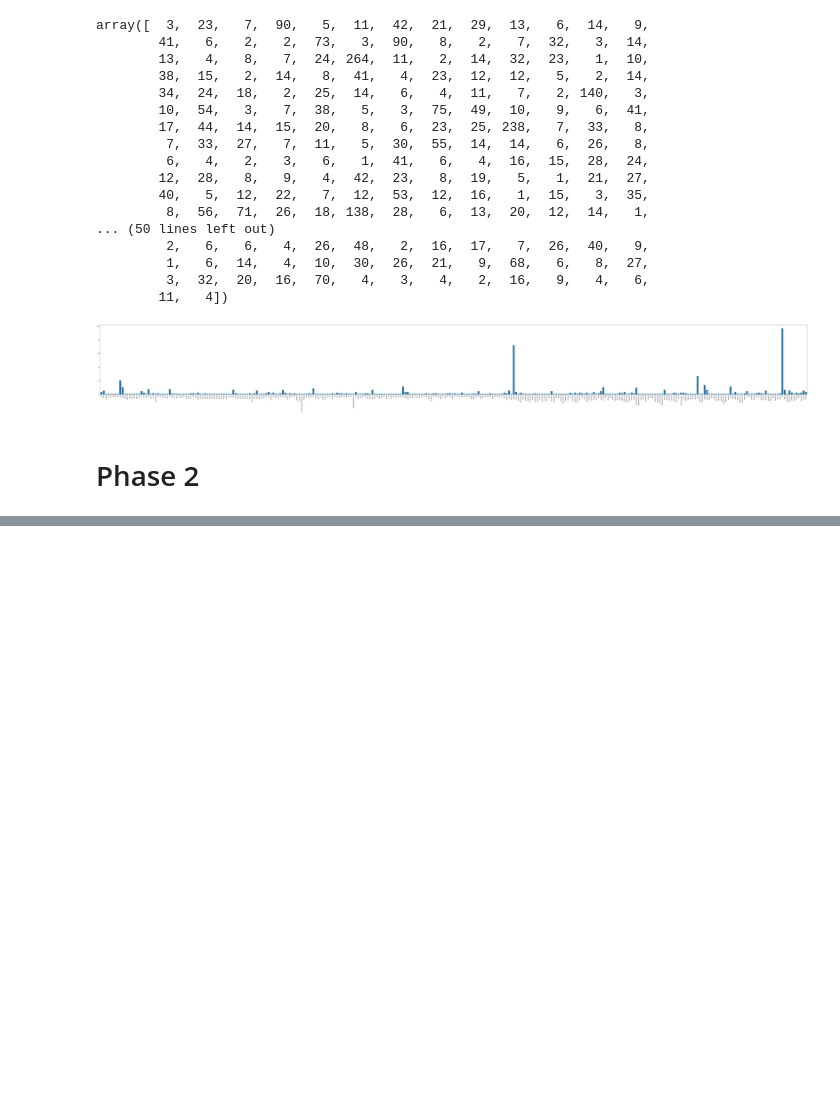
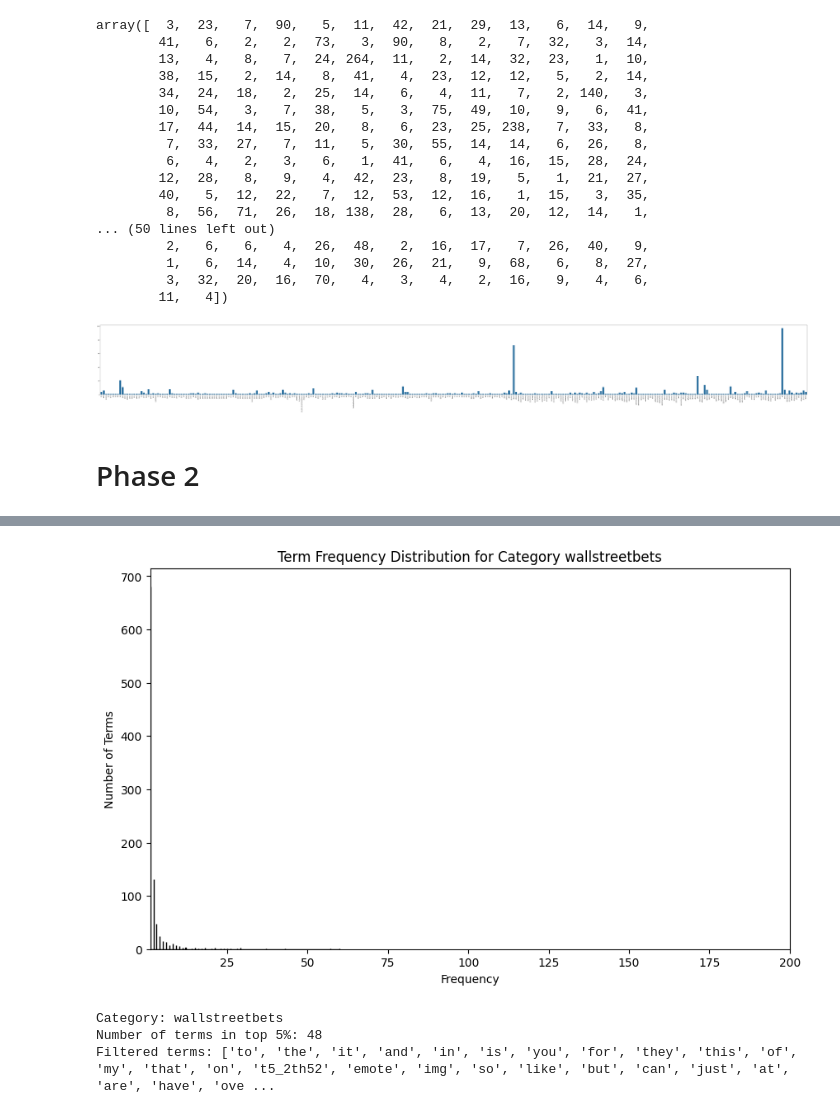
Before and after one commit to j-lee-cob/DM2025-Lab1-Exercise, a Jupyter notebook: DM2025-Lab1-Homework.ipynb, the cells around one changed output, grey strips where cells are left out. Saved outputs shown, nothing was run; the diff lists cells and outputs as text; code cells hidden in the pictures; blank space fills up the shorter version.

```diff
--- a/DM2025-Lab1-Homework.ipynb
+++ b/DM2025-Lab1-Homework.ipynb
@@ -351,0 +412,42 @@ fig.show()
+# %%
+ # Sum over all documents to get total frequency for each word
+import matplotlib.pyplot as plt
+category_number=0 #You can change it from 0 to 3
+word_counts = filt_term_document_dfs[categories[category_number]].sum(axis=0).to_numpy()
+
+# Visualize the frequency distribution
+plt.figure(figsize=(10, 6))
+plt.hist(word_counts, bins=5000, color='blue', edgecolor='black')
+plt.title(f'Term Frequency Distribution for Category {categories[category_number]}')
+plt.xlabel('Frequency')
+plt.ylabel('Number of Terms')
+plt.xlim(1, 200)
+plt.show()
+# %% [output]
+[figure, added]
+# %%
+import numpy as np
+category_number=0 #You can change it from 0 to 3
+word_counts = filt_term_document_dfs[categories[category_number]].sum(axis=0).to_numpy()
+
+# Sort the term frequencies in descending order
+sorted_indices = np.argsort(word_counts)[::-1]  # Get indices of sorted frequencies
+sorted_counts = np.sort(word_counts)[::-1]  # Sort frequencies in descending order
+
+# Calculate the index corresponding to the top 5% most frequent terms
+total_terms = len(sorted_counts)
+top_5_percent_index = int(0.05 * total_terms)
+
+# Get the indices of the top 5% most frequent terms
+top_5_percent_indices = sorted_indices[:top_5_percent_index]
+
+# Filter terms that belong to the top 5% based on their rank
+filtered_words = [filt_term_document_dfs[categories[category_number]].iloc[:, i].name for i in top_5_percent_indices]
+
+print(f"Category: {categories[category_number]}")
+print(f"Number of terms in top 5%: {top_5_percent_index}")
+print(f"Filtered terms: {filtered_words}")
+# %% [output]
+Category: wallstreetbets
+Number of terms in top 5%: 48
+Filtered terms: ['to', 'the', 'it', 'and', 'in', 'is', 'you', 'for', 'they', 'this', 'of', 'my', 'that', 'on', 't5_2th52', 'emote', 'img', 'so', 'like', 'but', 'can', 'just', 'at', 'are', 'have', 'ove ...
```
Also changed, not shown: parts of 52 cells of this notebook.
